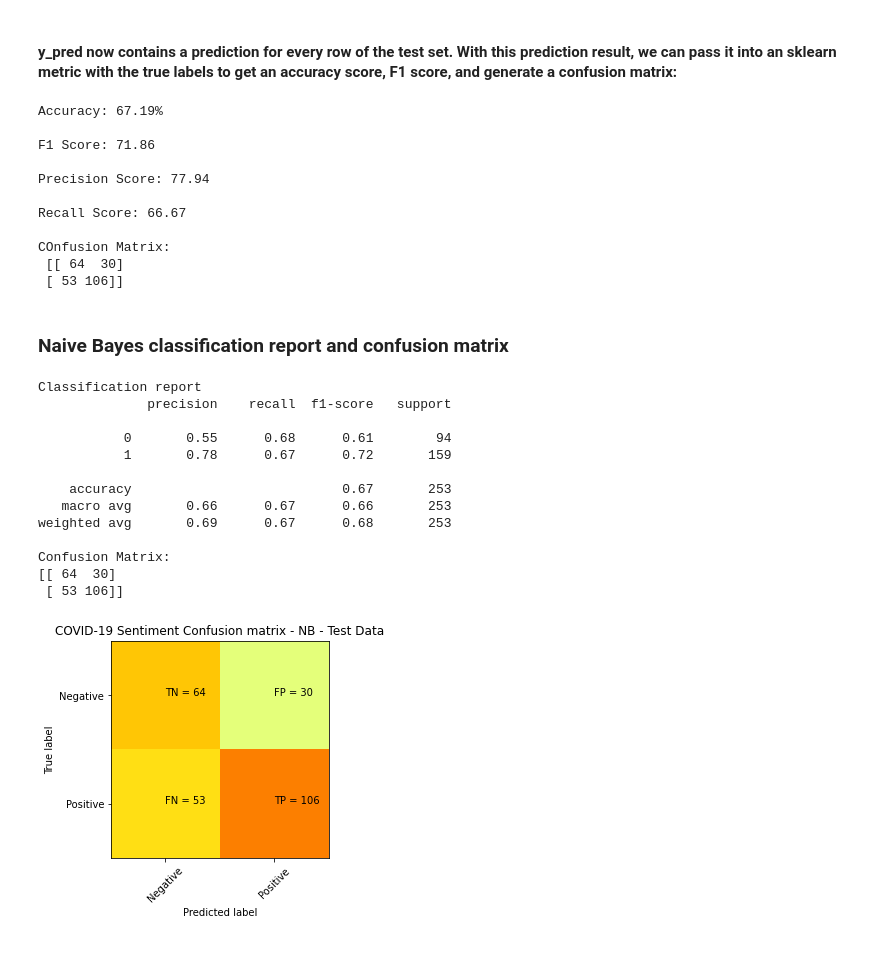
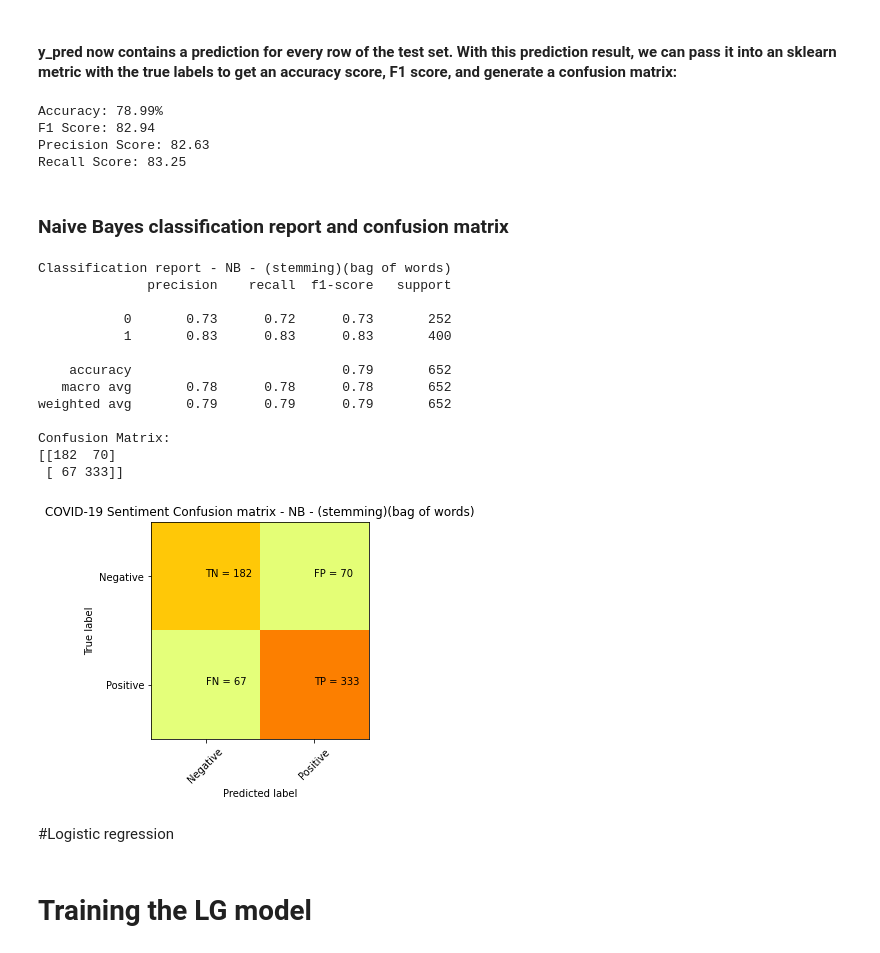
Before and after one commit to ttafa/Rock-Paper-Scissors, a Jupyter notebook: SentimentNBOnly.ipynb, the cells around one changed output. Drawn from its saved outputs; the diff is of its cells as text; code cells hidden in the pictures.

```diff
--- a/SentimentNBOnly.ipynb
+++ b/SentimentNBOnly.ipynb
@@ -40,7 +40,7 @@ pd.set_option('mode.chained_assignment', None)
 # Helper functions
 # %%
 def load_dataset(filename, cols):
-    dataset = pd.read_csv(filename, encoding='latin-1', nrows=2000)
+    dataset = pd.read_csv(filename, encoding='latin-1', nrows=5000)
     dataset.columns = cols
     return dataset
 
@@ -79,6 +79,18 @@ Stemming: Eliminating affixes (circumfixes, suffixes, prefixes, infixes) from a
 Lemmatization: The goal is same as with stemming, but stemming a word sometimes loses the actual meaning of the word. Lemmatization usually refers to doing things properly using vocabulary and morphological analysis of words. It returns the base or dictionary form of a word, also known as the lemma. (eg. Better to Good)
 # %%
 def preprocess_tweet_text(tweet):
+    tweet = tweet.lower()
+    # Remove urls
+    tweet = re.sub(r"http\S+|www\S+|https\S+", '', tweet, flags=re.MULTILINE)
+    # Remove user @ references and '#' from tweet
+    tweet = re.sub(r'\@\w+|\#','', tweet)
+    # Remove punctuations
+    tweet = tweet.translate(str.maketrans('', '', string.punctuation))
+    # Remove RT
+    tweet = re.sub(r'\brt\b', '', tweet)
+    # Remove ascii characters
+    string_encode = tweet.encode("ascii", "ignore")
+    tweet = string_encode.decode()
 
     # Remove punctuations
     tweet = tweet.translate(str.maketrans('', '', string.punctuation))
@@ -111,11 +123,10 @@ def get_feature_vector(train_fit):
 # %%
 # Load dataset
 #dataset = load_dataset("COVIDTweetCorpusCombinedAnalysedAllNoFEBin.csv", ['tweet', 'ProvidedSentiment'])
-full_dataset = load_dataset("COVIDTweetCorpusCombinedAnalysedAllNoFEBin.csv", ['tweet','ProvidedSentiment','ProvidedSentimentLabel','DerivedSentiment','DerivedSentimentLabel','ManualLabel'])
+full_dataset = load_dataset("Tweet_ID_Sent_PostLabel.csv", ['tweet','ProvidedSentimentLabel','SentimentScore'])
 # Remove unwanted columns from dataset
-dataset = remove_unwanted_cols(full_dataset, ['ProvidedSentiment',  'DerivedSentiment','DerivedSentimentLabel','ManualLabel'])
+dataset = remove_unwanted_cols(full_dataset, ['SentimentScore'])
 dataset.tweet=dataset.tweet.astype(str)
-dataset.tweet = dataset['tweet'].apply(preprocess_tweet_text)
 
-print("All data shape: {}".format(dataset.shape))
+dataset.head(5)
 # %% [output]
@@ -184,7 +203,7 @@ We can fit the vectorizer and transform X_train in one step:
 # %%
 from sklearn.feature_extraction.text import CountVectorizer, TfidfVectorizer
 
-vect = CountVectorizer(max_features=1000, binary=True, ngram_range=(1,2))
+vect = CountVectorizer(max_features=1000, binary=True)
 
 
 #vect = TfidfVectorizer(max_features=1000, binary=True)
@@ -266,61 +274,54 @@ array([0, 0, 0, 0, 1, 1, 1, 1, 1, 0, 0, 0, 1, 0, 0, 0, 0, 0, 1, 1, 1, 1,
 from sklearn.metrics import accuracy_score, f1_score, confusion_matrix, precision_score, recall_score
 
 print("Accuracy: {:.2f}%".format(accuracy_score(y_test, y_pred) * 100))
-print("\nF1 Score: {:.2f}".format(f1_score(y_test, y_pred) * 100))
-print("\nPrecision Score: {:.2f}".format(precision_score(y_test, y_pred) * 100))
-print("\nRecall Score: {:.2f}".format(recall_score(y_test, y_pred) * 100))
-print("\nCOnfusion Matrix:\n", confusion_matrix(y_test, y_pred))
+print("F1 Score: {:.2f}".format(f1_score(y_test, y_pred) * 100))
+print("Precision Score: {:.2f}".format(precision_score(y_test, y_pred) * 100))
+print("Recall Score: {:.2f}".format(recall_score(y_test, y_pred) * 100))
 # %% [output]
-Accuracy: 67.19%
-
-F1 Score: 71.86
-
-Precision Score: 77.94
-
-Recall Score: 66.67
-
-COnfusion Matrix:
- [[ 64  30]
- [ 53 106]]
+Accuracy: 78.99%
+F1 Score: 82.94
+Precision Score: 82.63
+Recall Score: 83.25
 # %% [markdown]
 ### Naive Bayes classification report and  confusion matrix
 # %%
-print("Classification report")
+print("Classification report - NB - (stemming)(bag of words) ")
 print(classification_report(y_test, y_pred))
-
-
-
 print("Confusion Matrix:")
 cm_nb = confusion_matrix(y_test, y_pred)
 print(cm_nb)
 # %% [output]
-Classification report
+Classification report - NB - (stemming)(bag of words)
               precision    recall  f1-score   support
 
-           0       0.55      0.68      0.61        94
-           1       0.78      0.67      0.72       159
+           0       0.73      0.72      0.73       252
+           1       0.83      0.83      0.83       400
 
-    accuracy                           0.67       253
-   macro avg       0.66      0.67      0.66       253
-weighted avg       0.69      0.67      0.68       253
+    accuracy                           0.79       652
+   macro avg       0.78      0.78      0.78       652
+weighted avg       0.79      0.79      0.79       652
 
 Confusion Matrix:
-[[ 64  30]
- [ 53 106]]
+[[182  70]
+ [ 67 333]]
 # %%
 plt.clf()
 plt.imshow(cm_nb, interpolation='nearest', cmap=plt.cm.Wistia)
 classNames = ['Negative','Positive']
-plt.title('COVID-19 Sentiment Confusion matrix - NB - Test Data')
+plt.title('COVID-19 Sentiment Confusion matrix - NB - (stemming)(bag of words)')
 plt.ylabel('True label')
 plt.xlabel('Predicted label')
 tick_marks = np.arange(len(classNames))
 plt.xticks(tick_marks, classNames, rotation=45)
 plt.yticks(tick_marks, classNames)
 s = [['TN','FP'], ['FN', 'TP']]
 for i in range(2):
     for j in range(2):
         plt.text(j,i, str(s[i][j])+" = "+str(cm_nb[i][j]))
 plt.show()
 # %% [output]
-[figure, old version]
+[figure, new version]
+# %% [markdown]
+#Logistic regression
+# %% [markdown]
+# Training the LG model
```
Also changed, not shown: parts of 17 cells of this notebook.
